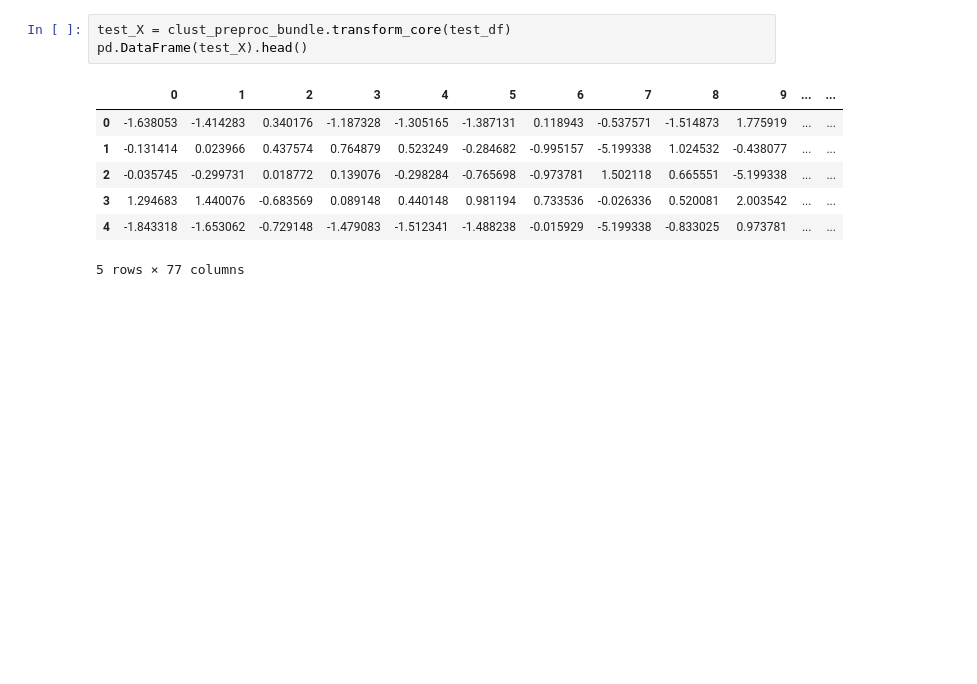
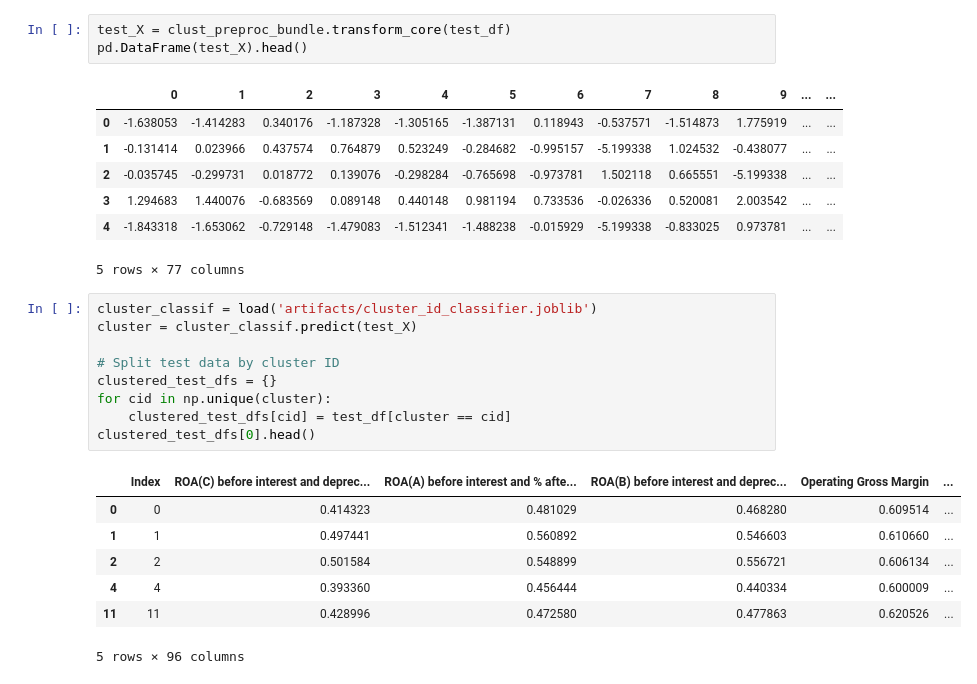
Before and after one commit to 21dhruvp/559-final-proj, a Jupyter notebook: Group6_Generalization.ipynb, the cells around one changed output. Cells and saved outputs as stored; diff of their text form; blank space fills up the shorter version.

```diff
--- a/Group6_Generalization.ipynb
+++ b/Group6_Generalization.ipynb
@@ -216,6 +216,23 @@ pd.DataFrame(test_X).head()
 | 3 | 1.294683 | 1.440076 | -0.683569 | 0.089148 | 0.440148 | 0.981194 | 0.733536 | -0.026336 | 0.520081 | 2.003542 | ... | ... |
 | 4 | -1.843318 | -1.653062 | -0.729148 | -1.479083 | -1.512341 | -1.488238 | -0.015929 | -5.199338 | -0.833025 | 0.973781 | ... | ... |
 5 rows × 77 columns
+# %%
+cluster_classif = load('artifacts/cluster_id_classifier.joblib')
+cluster = cluster_classif.predict(test_X)
+
+# Split test data by cluster ID
+clustered_test_dfs = {}
+for cid in np.unique(cluster):
+    clustered_test_dfs[cid] = test_df[cluster == cid]
+clustered_test_dfs[0].head()
+# %% [output]
+|  | Index | ROA(C) before interest and deprec... | ROA(A) before interest and % afte... | ROA(B) before interest and deprec... | Operating Gross Margin | ... |
+| 0 | 0 | 0.414323 | 0.481029 | 0.468280 | 0.609514 | ... |
+| 1 | 1 | 0.497441 | 0.560892 | 0.546603 | 0.610660 | ... |
+| 2 | 2 | 0.501584 | 0.548899 | 0.556721 | 0.606134 | ... |
+| 4 | 4 | 0.393360 | 0.456444 | 0.440334 | 0.600009 | ... |
+| 11 | 11 | 0.428996 | 0.472580 | 0.477863 | 0.620526 | ... |
+5 rows × 96 columns
 # %%
 sub0 = load("./artifacts/subgroup0_complete.joblib")
 sub0_preproc = sub0['pipeline']
```
Also changed, not shown: parts of 3 cells of this notebook, 5 other files.
